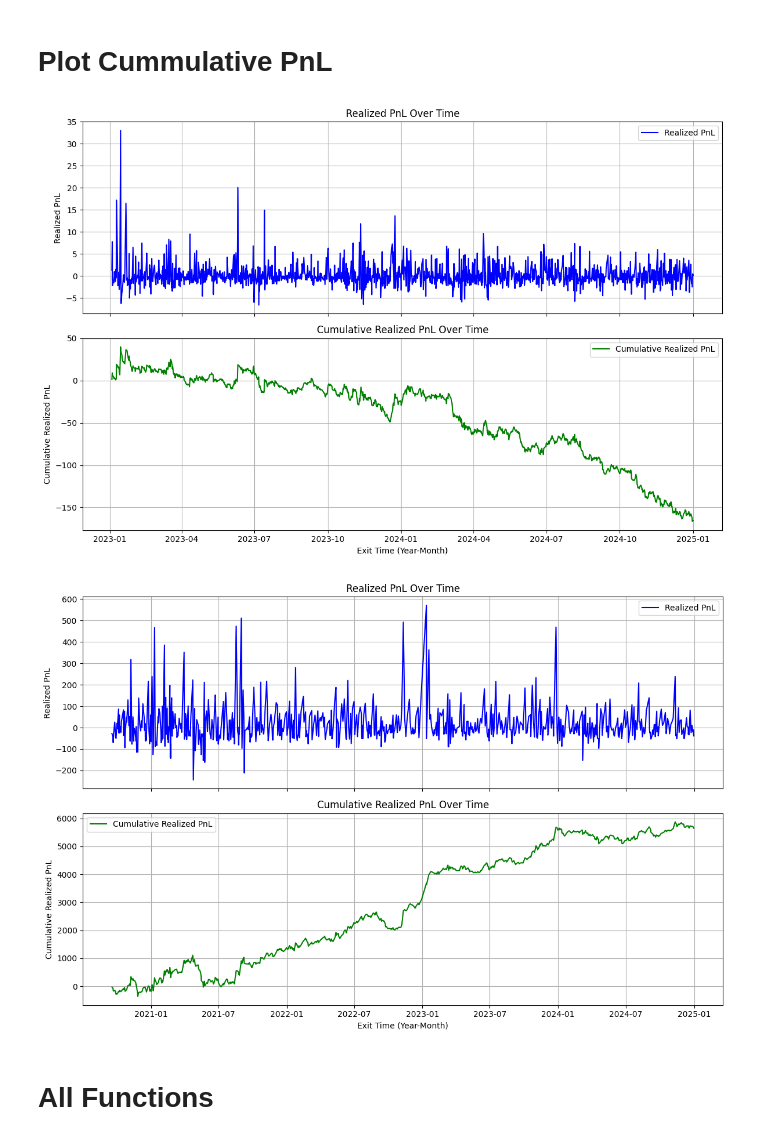
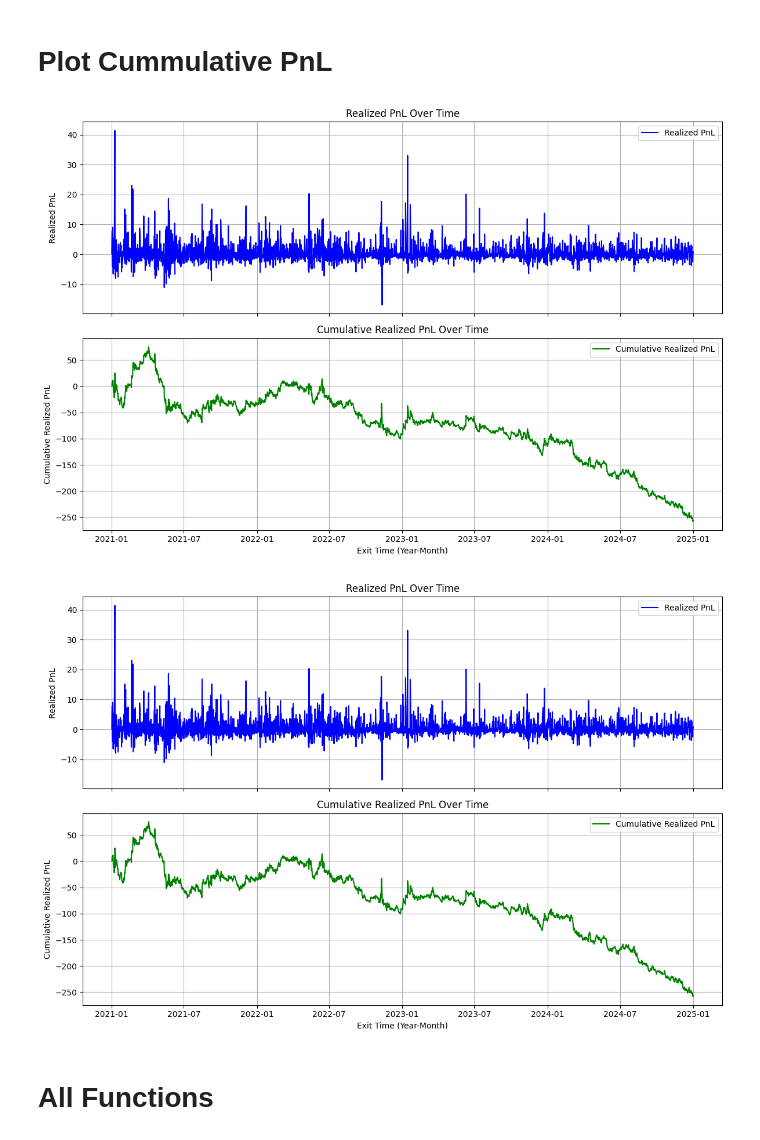
Before and after one commit to rheza-bitwyre/local-share-2, a Jupyter notebook: 03X_ST_IC/01_dev/03_1_ST_IC_MACD.ipynb, the cells around one changed output. Drawn from its saved outputs; the diff is of its cells as text; code cells hidden in the pictures.

```diff
--- a/03X_ST_IC/01_dev/03_1_ST_IC_MACD.ipynb
+++ b/03X_ST_IC/01_dev/03_1_ST_IC_MACD.ipynb
@@ -516,0 +587,32 @@ df_backtest
+# %%
+# # After _ _ _
+# df_backtest = df_backtest[df_backtest['time'] >= 1609459200000 ] # January 1, 2021 12:00:00 AM
+# df_backtest = df_backtest[df_backtest['time'] >= 1640995200000 ] # January 1, 2022 12:00:00 AM
+# df_backtest = df_backtest[df_backtest['time'] >= 1672531200000 ] # January 1, 2023 12:00:00 AM
+# df_backtest = df_backtest[df_backtest['time'] >= 1704067200000 ] # January 1, 2024 12:00:00 AM
+# df_backtest = df_backtest[df_backtest['time'] >= 1719792000000 ] # July 1, 2024 12:00:00 AM
+# df_backtest = df_backtest[df_backtest['time'] >= 1727740800000 ] # October 1, 2024 12:00:00 AM
+# df_backtest = df_backtest[df_backtest['time'] >= 1730419200000 ] # November 1, 2024 12:00:00 AM
+# df_backtest = df_backtest[df_backtest['time'] >= 1733011200000 ] # December 1, 2024 12:00:00 AM
+# df_backtest = df_backtest[df_backtest['time'] >= 1735689600000 ] # January 1, 2025 12:00:00 AM
+
+# # Before _ _ _
+# df_backtest = df_backtest[df_backtest['time'] < 1640995200000 ] # January 1, 2022 12:00:00 AM
+# df_backtest = df_backtest[df_backtest['time'] < 1672531200000 ] # January 1, 2023 12:00:00 AM
+# df_backtest = df_backtest[df_backtest['time'] < 1704067200000 ] # January 1, 2024 12:00:00 AM
+# df_backtest = df_backtest[df_backtest['time'] < 1735689600000 ] # January 1, 2025 12:00:00 AM
+# df_backtest = df_backtest[df_backtest['time'] < 1736899200000 ] # January 15, 2025 12:00:00 AM
+
+def date_filtered_df(df,start,end):
+
+    # Filter by timestamp
+    df = df[df['time'] >= start]
+    df = df[df['time'] < end]
+
+    # Reset the index of the filtered DataFrame
+    df.reset_index(drop=True, inplace=True)
+
+    return df
+# %%
+df_backtest_filtered = date_filtered_df(df_backtest,1609459200000,1735689600000)
+df_backtest_filtered
@@ -664,7 +1007,9 @@ df_backtest
 3696 rows × 9 columns
 # %%
 # Call the function with the DataFrame to calculate the 'Real_Action' column
-df_backtest_recap = determine_real_action(df_backtest)
+# df_backtest_recap = determine_real_action(df_backtest_filtered) # ST IC MACD
+# df_backtest_recap = determine_real_action_basic(df_backtest_filtered) # ST IC
+df_backtest_recap = determine_real_action_ex(df_backtest_filtered) # ST IC MACD EX
 
 # Get the last row Real_Action
 last_row_action = df_backtest_recap.iloc[-1]
@@ -1173,0 +1555,5 @@ upgraded_df.tail(50)
+# %%
+# Assuming df_backtest_recap is your DataFrame
+metrics_df, final_df = calculate_metrics(positions_df)
+
+metrics_df
@@ -1178,39 +1598,39 @@ import pandas as pd
 import matplotlib.pyplot as plt
 from datetime import datetime
 
-backtest_trade_sim_plot = upgraded_df.copy()
+backtest_trade_sim_plot = final_df.copy()
 
 # Convert exit_time from UNIX milliseconds to UTC+0 datetime
 backtest_trade_sim_plot['exit_time_utc'] = pd.to_datetime(
     backtest_trade_sim_plot['close_time'], unit='ms', utc=True
 )
 
 # Plotting
 fig, ax = plt.subplots(2, 1, figsize=(12, 8), sharex=True)
 
 # Realized PnL vs Exit Time
 ax[0].plot(backtest_trade_sim_plot['exit_time_utc'], backtest_trade_sim_plot['PnL'], label='Realized PnL', color='blue')
 ax[0].set_title('Realized PnL Over Time')
 ax[0].set_ylabel('Realized PnL')
 
 # Cumulative Realized PnL vs Exit Time
 ax[1].plot(backtest_trade_sim_plot['exit_time_utc'], backtest_trade_sim_plot['cumulative_pnl'], label='Cumulative Realized PnL', color='green')
 ax[1].set_title('Cumulative Realized PnL Over Time')
 ax[1].set_ylabel('Cumulative Realized PnL')
 
 # Format x-axis to show year and month
 ax[1].xaxis.set_major_formatter(plt.matplotlib.dates.DateFormatter('%Y-%m'))
 ax[1].set_xlabel('Exit Time (Year-Month)')
 
 # Improve layout and add gridlines
 for axis in ax:
     axis.grid(True)
     axis.legend()
 
 plt.tight_layout()
 plt.show()
 # %% [output]
-[figure, old version]
+[figure, new version]
 # %%
 import pandas as pd
 import matplotlib.pyplot as plt
@@ -1254,7 +1671,7 @@ def plot_realized_pnl(backtest_trade_sim):
 # %%
-plot_realized_pnl(backtest_trade_sim)
+plot_realized_pnl(final_df)
 # %% [output]
-[figure, old version]
+[figure, new version]
 # %% [markdown]
 # All Functions
 # %%
```
Also changed, not shown: parts of 64 cells of this notebook, 4 other files.
